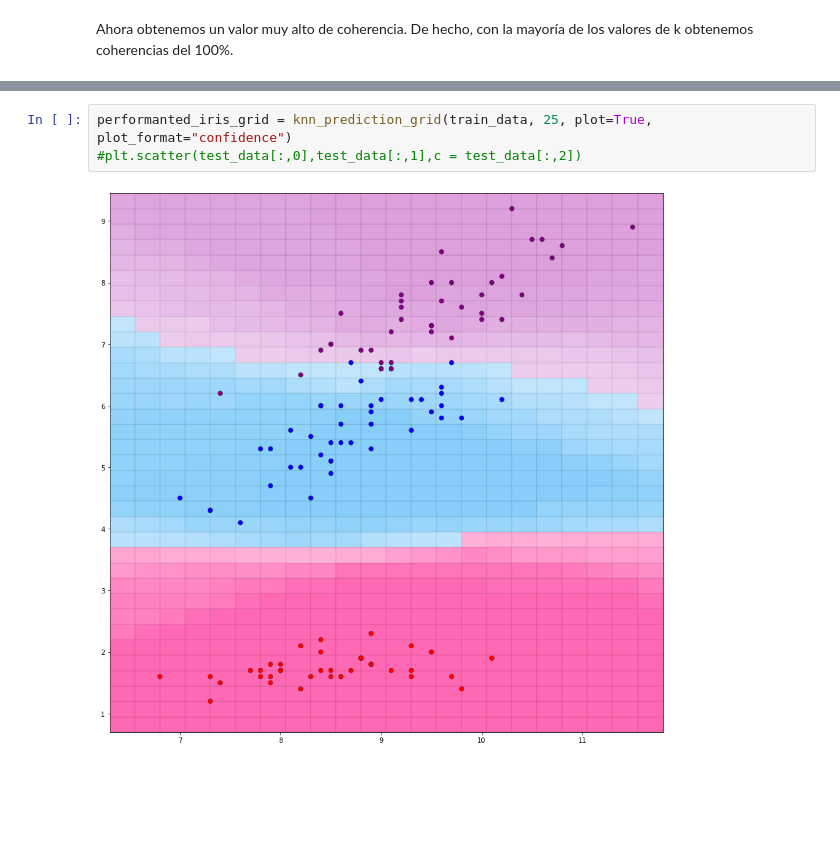
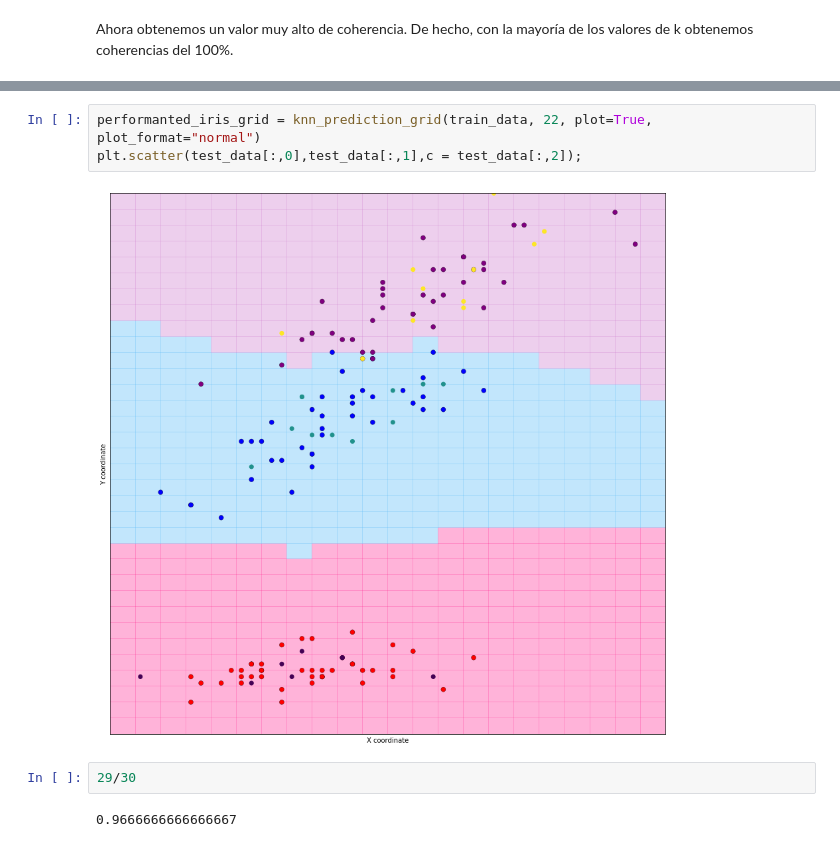
Before and after one commit to fedezimm/TP-IA-KNN, a Jupyter notebook: TP Final.ipynb, the cells around one changed output, grey strips where cells are left out. Cells and saved outputs as stored; diff of their text form; blank space fills up the shorter version.

```diff
--- a/TP Final.ipynb
+++ b/TP Final.ipynb
@@ -605,5 +650,9 @@ test_knn(train_data, test_data, 25)
 # %%
-performanted_iris_grid = knn_prediction_grid(train_data, 25, plot=True, plot_format="confidence")
-#plt.scatter(test_data[:,0],test_data[:,1],c = test_data[:,2])
+performanted_iris_grid = knn_prediction_grid(train_data, 22, plot=True, plot_format="normal")
+plt.scatter(test_data[:,0],test_data[:,1],c = test_data[:,2]);
 # %% [output]
-[figure, old version]
+[figure, new version]
+# %%
+29/30
+# %% [output]
+0.9666666666666667
```
Also changed, not shown: parts of 26 cells of this notebook.
